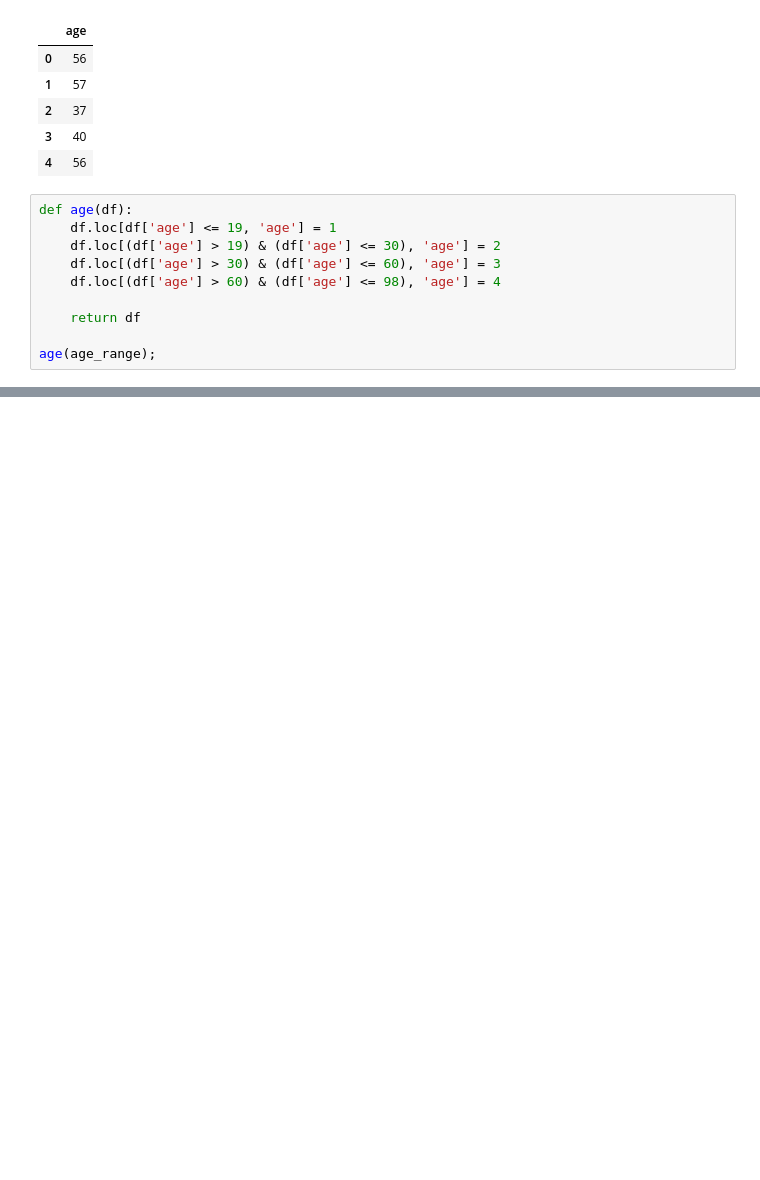
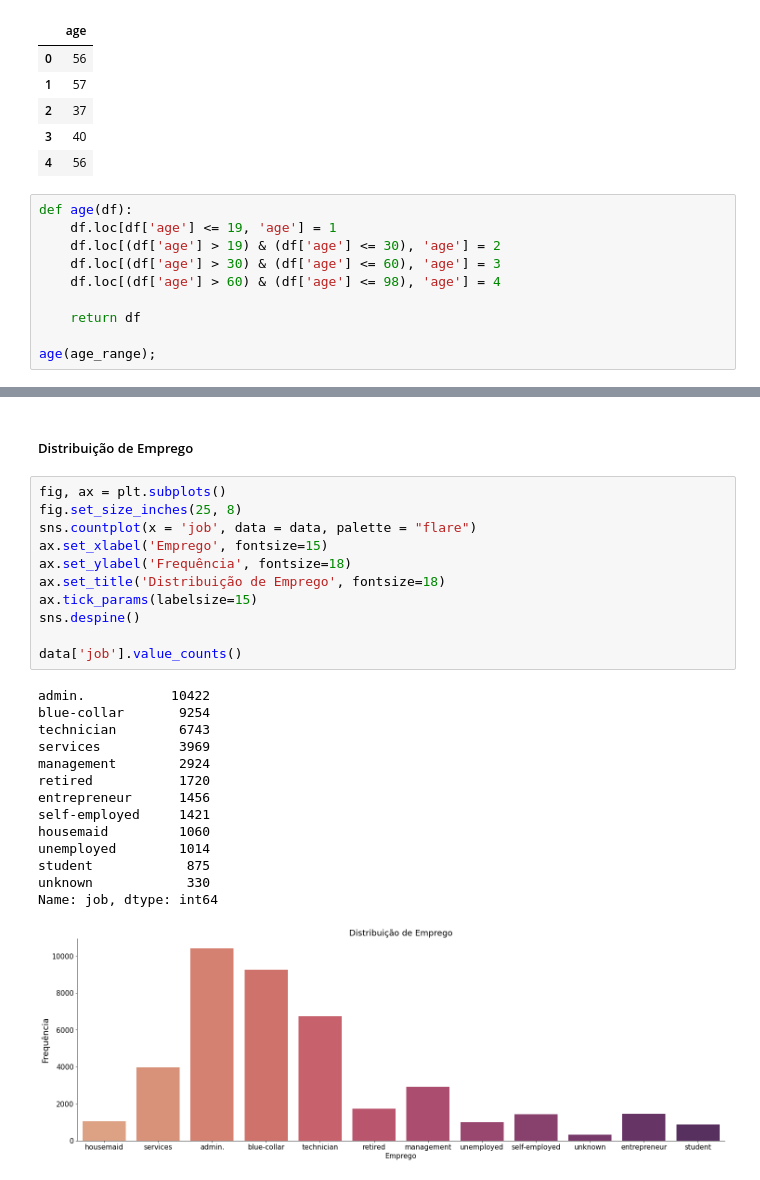
Before and after one commit to 13caroline/term-deposit-subscriptions, a Jupyter notebook: Data_Handling/Data_Analysis.ipynb, the cells around one changed output, grey strips where cells are left out. Drawn from its saved outputs; the diff is of its cells as text; blank space fills up the shorter version.

```diff
--- a/Data_Handling/Data_Analysis.ipynb
+++ b/Data_Handling/Data_Analysis.ipynb
@@ -232,0 +101,28 @@ Name: loan, dtype: int64
+# %% [markdown]
+##### Distribuição de Emprego
+# %%
+fig, ax = plt.subplots()
+fig.set_size_inches(25, 8)
+sns.countplot(x = 'job', data = data, palette = "flare")
+ax.set_xlabel('Emprego', fontsize=15)
+ax.set_ylabel('Frequência', fontsize=18)
+ax.set_title('Distribuição de Emprego', fontsize=18)
+ax.tick_params(labelsize=15)
+sns.despine()
+
+data['job'].value_counts()
+# %% [output]
+admin.           10422
+blue-collar       9254
+technician        6743
+services          3969
+management        2924
+retired           1720
+entrepreneur      1456
+self-employed     1421
+housemaid         1060
+unemployed        1014
+student            875
+unknown            330
+Name: job, dtype: int64
+[figure, added]
```
Also changed, not shown: parts of 75 cells of this notebook.
